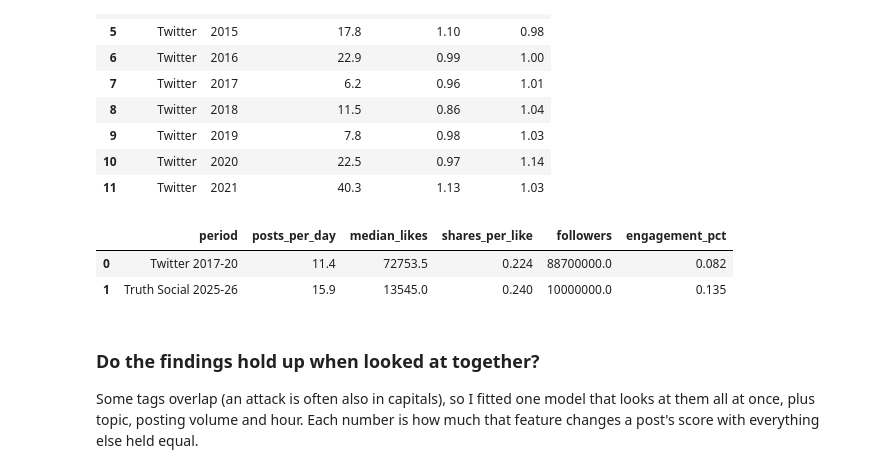
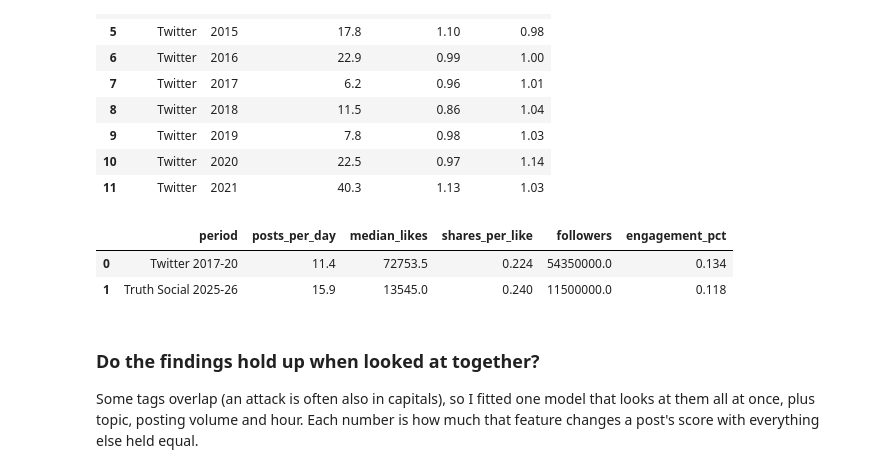
Before and after one commit to Armaank7/trump-social-media-report, a Jupyter notebook: notebook/knox_trump_analysis.ipynb, the cells around one changed output. Cells and saved outputs as stored; diff of their text form; code cells hidden in the pictures.

Commit message:
Use average followers in the scorecard

```diff
--- a/notebook/knox_trump_analysis.ipynb
+++ b/notebook/knox_trump_analysis.ipynb
@@ -778,32 +778,35 @@ elections
 # %%
 # 7.9 A scorecard modelled on the Knox Index: his first term on Twitter vs his second term on Truth Social
 scorecard = duckdb.sql('''
     WITH periods AS (
         SELECT *,
                CASE WHEN platform = 'Twitter' AND year BETWEEN 2017 AND 2020 THEN 'Twitter 2017-20'
                     WHEN platform = 'Truth Social' AND year >= 2025 THEN 'Truth Social 2025-26'
                END AS period
         FROM own
     )
     SELECT period,
            ROUND(COUNT(*) / COUNT(DISTINCT day), 1) AS posts_per_day,
            MEDIAN(likes) AS median_likes,
            ROUND(MEDIAN(share_rate), 3) AS shares_per_like
     FROM periods
     WHERE period IS NOT NULL
     GROUP BY period
     ORDER BY period DESC
 ''').df()
 
 # Followers aren't in the data, so these come from news reports (sources in the web report)
-# Twitter: 88.7 million when he was banned in January 2021. Truth Social: "more than 10 million" in mid-2025
-scorecard['followers'] = scorecard['period'].map({'Twitter 2017-20': 88.7e6, 'Truth Social 2025-26': 10e6})
+# His followers grew a lot within each period, so I used the middle of the start and end figures:
+# Twitter: about 20 million when he took office (Jan 2017) and 88.7 million at the ban (Jan 2021)
+# Truth Social: "more than 10 million" in mid-2025 and about 13 million by August 2026
+scorecard['followers'] = scorecard['period'].map({'Twitter 2017-20': (20e6 + 88.7e6) / 2,
+                                                  'Truth Social 2025-26': (10e6 + 13e6) / 2})
 scorecard['engagement_pct'] = (scorecard['median_likes'] / scorecard['followers'] * 100).round(3)
 scorecard
 # %% [output]
 |  | period | posts_per_day | median_likes | shares_per_like | followers | engagement_pct |
-| 0 | Twitter 2017-20 | 11.4 | 72753.5 | 0.224 | 88700000.0 | 0.082 |
-| 1 | Truth Social 2025-26 | 15.9 | 13545.0 | 0.240 | 10000000.0 | 0.135 |
+| 0 | Twitter 2017-20 | 11.4 | 72753.5 | 0.224 | 54350000.0 | 0.134 |
+| 1 | Truth Social 2025-26 | 15.9 | 13545.0 | 0.240 | 11500000.0 | 0.118 |
 # %% [markdown]
 ### Do the findings hold up when looked at together?
 Some tags overlap (an attack is often also in capitals), so I fitted one model that looks at them all at once, plus topic, posting volume and hour.
```
Also changed, not shown: parts of 1 cell of this notebook.
